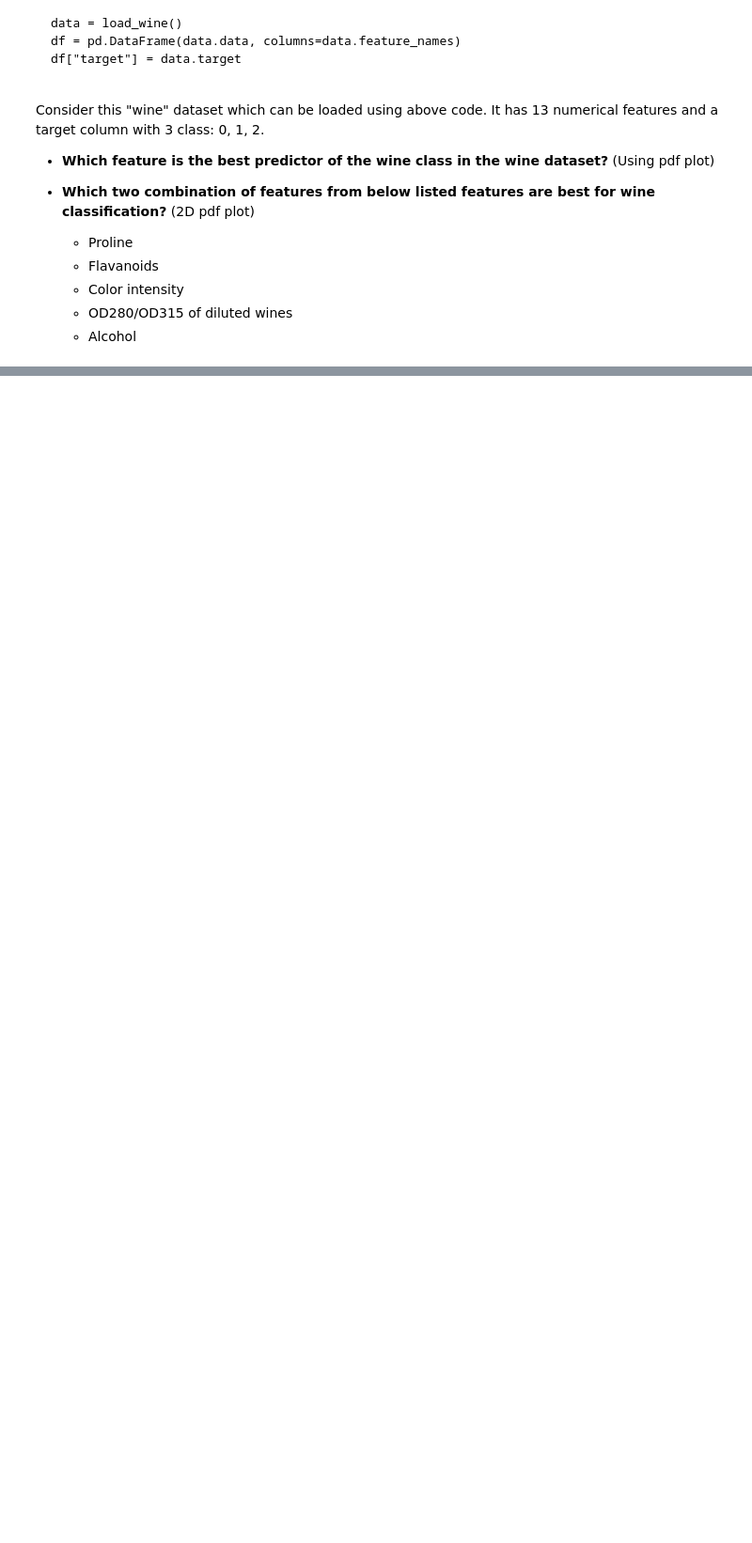
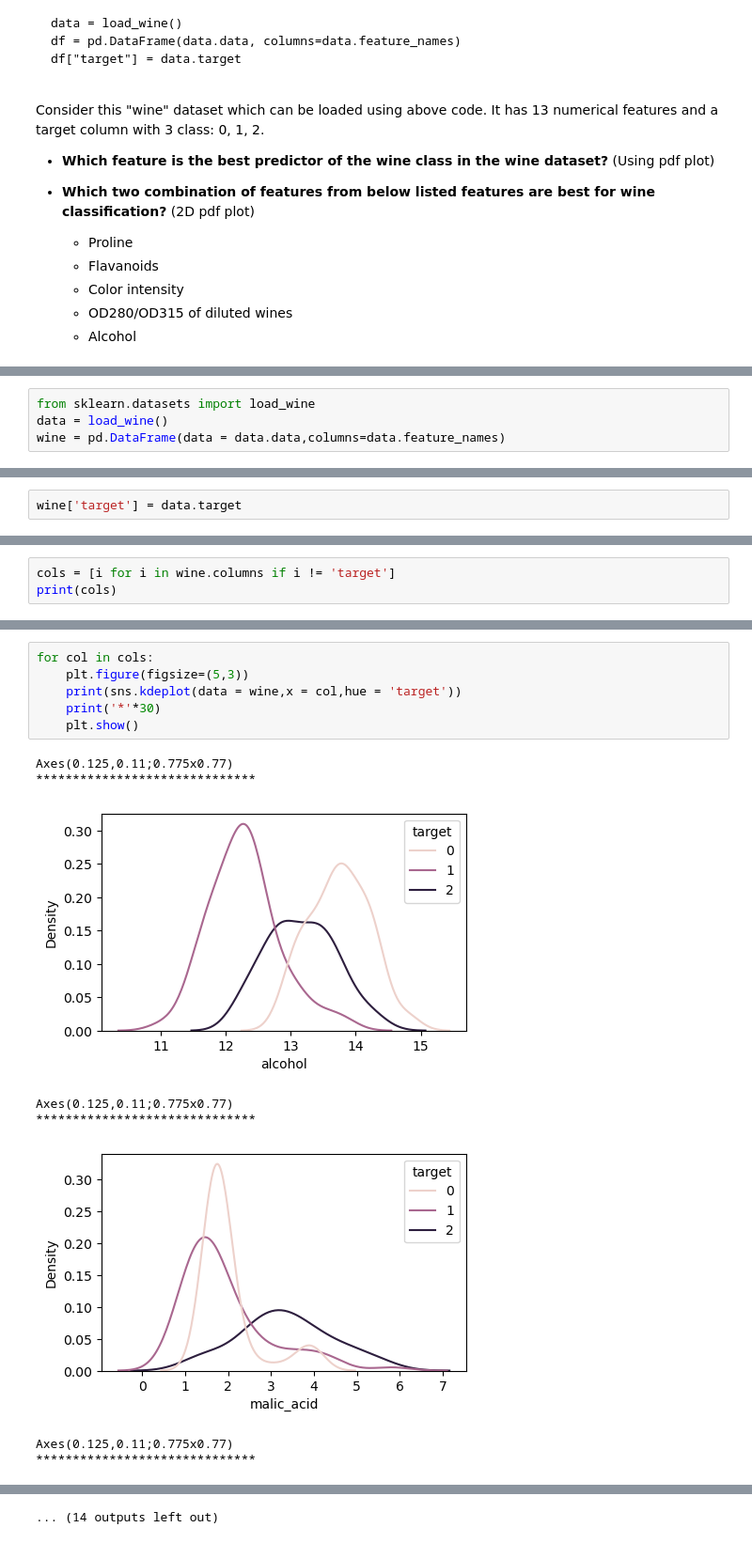
Before and after one commit to datta-abhi/statistics_campusx, a Jupyter notebook: task_41.ipynb, the cells around one changed output, grey strips where cells are left out. Shown at 94% size. Drawn from its saved outputs; the diff is of its cells as text; blank space fills up the shorter version.

```diff
--- a/task_41.ipynb
+++ b/task_41.ipynb
@@ -67,0 +66,4 @@ Consider this "wine" dataset which can be loaded using above code. It has 13 num
+# %%
+from sklearn.datasets import load_wine
+data = load_wine()
+wine = pd.DataFrame(data = data.data,columns=data.feature_names)
@@ -67,0 +80,2 @@ Consider this "wine" dataset which can be loaded using above code. It has 13 num
+# %%
+wine['target'] = data.target
@@ -67,0 +109,3 @@ Consider this "wine" dataset which can be loaded using above code. It has 13 num
+# %%
+cols = [i for i in wine.columns if i != 'target']
+print(cols)
@@ -67,0 +114,15 @@ Consider this "wine" dataset which can be loaded using above code. It has 13 num
+# %%
+for col in cols:
+    plt.figure(figsize=(5,3))
+    print(sns.kdeplot(data = wine,x = col,hue = 'target'))
+    print('*'*30)
+    plt.show()
+# %% [output]
+Axes(0.125,0.11;0.775x0.77)
+******************************
+[figure, added]
+Axes(0.125,0.11;0.775x0.77)
+******************************
+[figure, added]
+Axes(0.125,0.11;0.775x0.77)
+******************************
@@ -67,0 +139 @@ Consider this "wine" dataset which can be loaded using above code. It has 13 num
+... (14 outputs left out)
```
Also changed, not shown: parts of 12 cells of this notebook, 1 other file.
